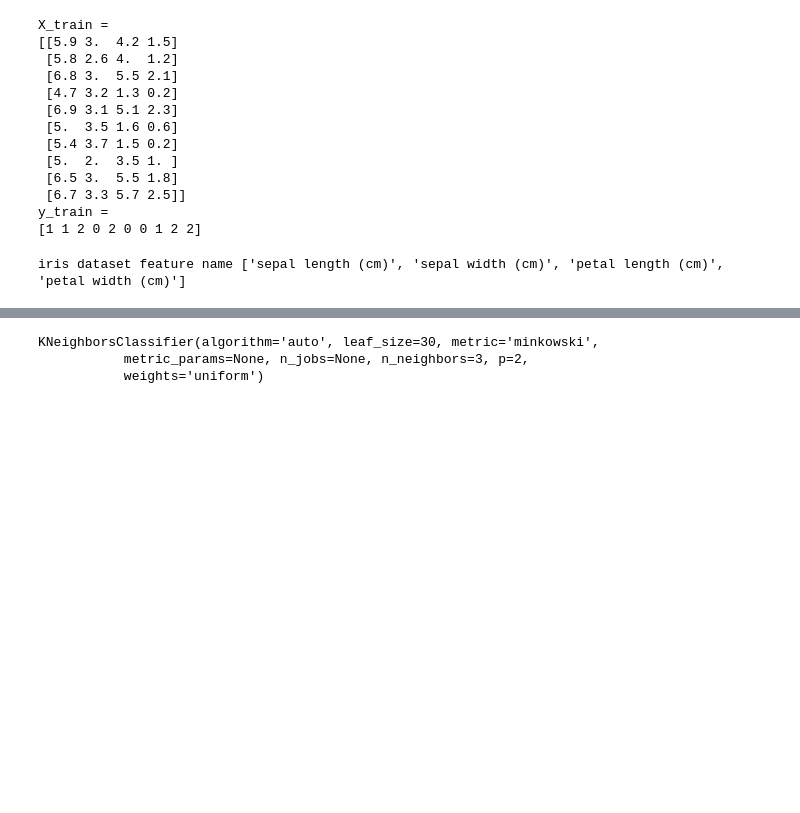
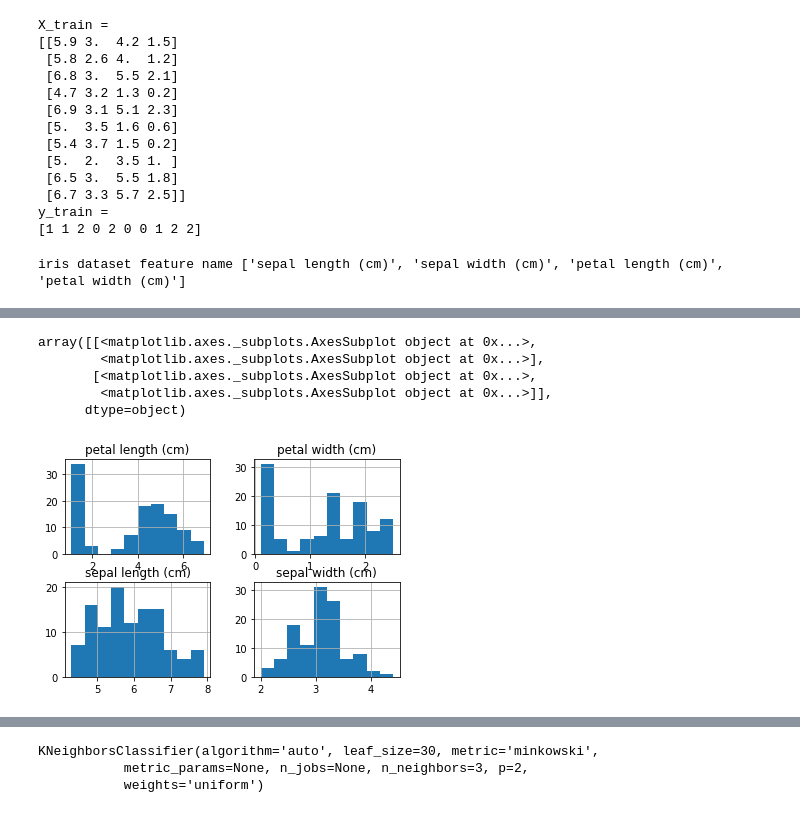
Before and after one commit to callee2006/MachineLearning, a Jupyter notebook: kNN_IRIS.ipynb, the cells around one changed output, grey strips where cells are left out. Drawn from its saved outputs; the diff is of its cells as text; code cells hidden in the pictures; blank space fills up the shorter version.

```diff
--- a/kNN_IRIS.ipynb
+++ b/kNN_IRIS.ipynb
@@ -65,5 +67,9 @@ mglearn.plots.plot_knn_regression(n_neighbors=3)
 from sklearn.datasets import load_iris
 iris_dataset = load_iris()
 print("keys = {}".format(iris_dataset.keys()))
+
+from sklearn.model_selection import train_test_split
+X_train, X_test, y_train, y_test = train_test_split(iris_dataset['data'], iris_dataset['target'], random_state=0)
+print("X_train contains {} samples, X_test contains {} samples".format(len(X_train), len(X_test)))
 # %% [output]
 keys = dict_keys(['data', 'target', 'target_names', 'DESCR', 'feature_names', 'filename'])
@@ -123,8 +130,3 @@ iris_dataset.target (150 dim) =
  2 2]
 # %% [markdown]
 # Data Visualization
-# %%
-from sklearn.model_selection import train_test_split
-X_train, X_test, y_train, y_test = train_test_split(
-iris_dataset['data'], iris_dataset['target'], random_state=0)
-print("X_train contains {} samples, X_test contains {} samples".format(len(X_train), len(X_test)))
@@ -158,3 +173,12 @@ iris dataset feature name ['sepal length (cm)', 'sepal width (cm)', 'petal lengt
+# %%
+iris_dataframe.hist()
+# %% [output]
+array([[<matplotlib.axes._subplots.AxesSubplot object at 0x...>,
+        <matplotlib.axes._subplots.AxesSubplot object at 0x...>],
+       [<matplotlib.axes._subplots.AxesSubplot object at 0x...>,
+        <matplotlib.axes._subplots.AxesSubplot object at 0x...>]],
+      dtype=object)
+[figure, added]
 # %%
 pd.plotting.scatter_matrix(iris_dataframe, c=y_train, figsize=(15,15),
     marker='o', hist_kwds={'bins':20}, s=60, alpha=.8, cmap=mglearn.cm3)
```
Also changed, not shown: parts of 26 cells of this notebook.
